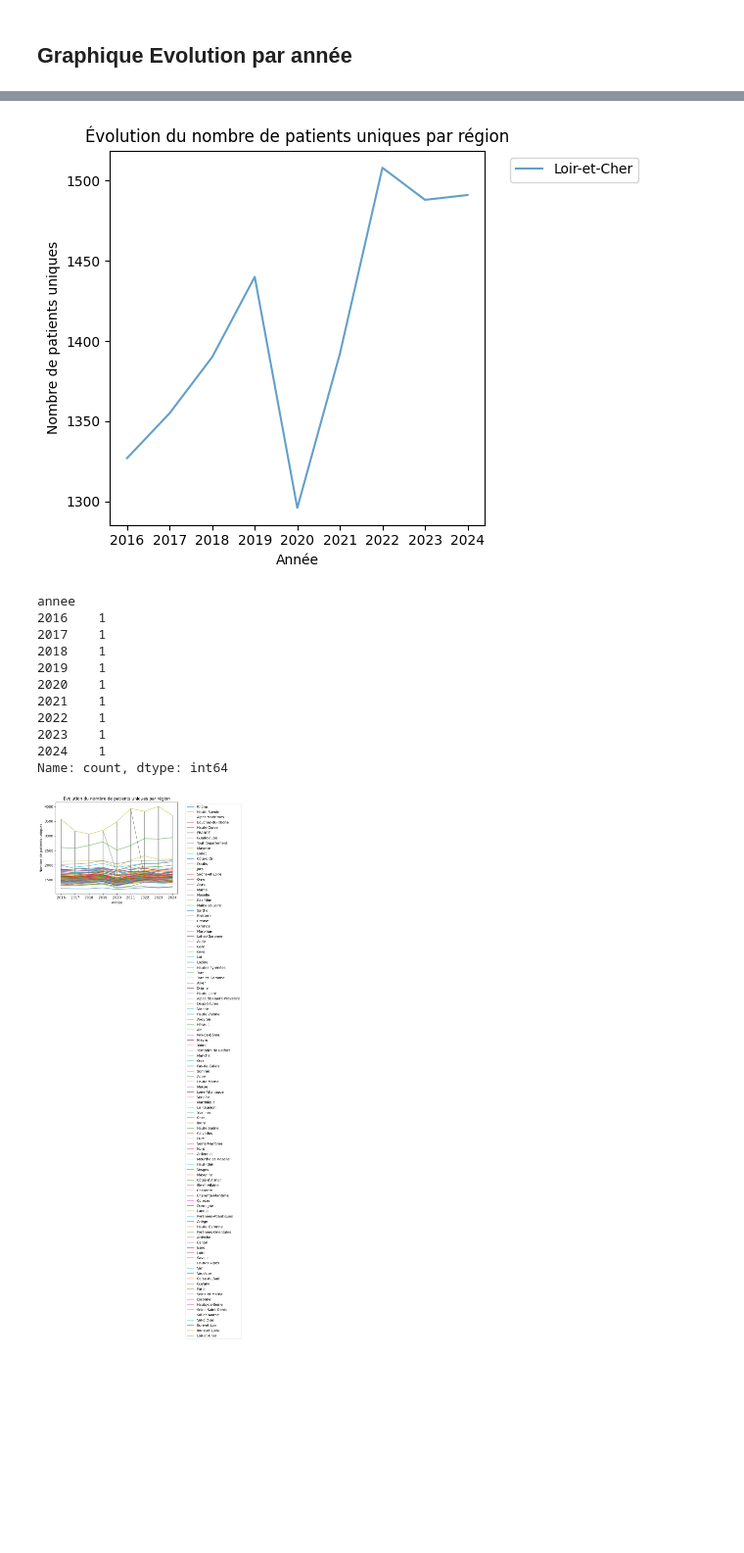
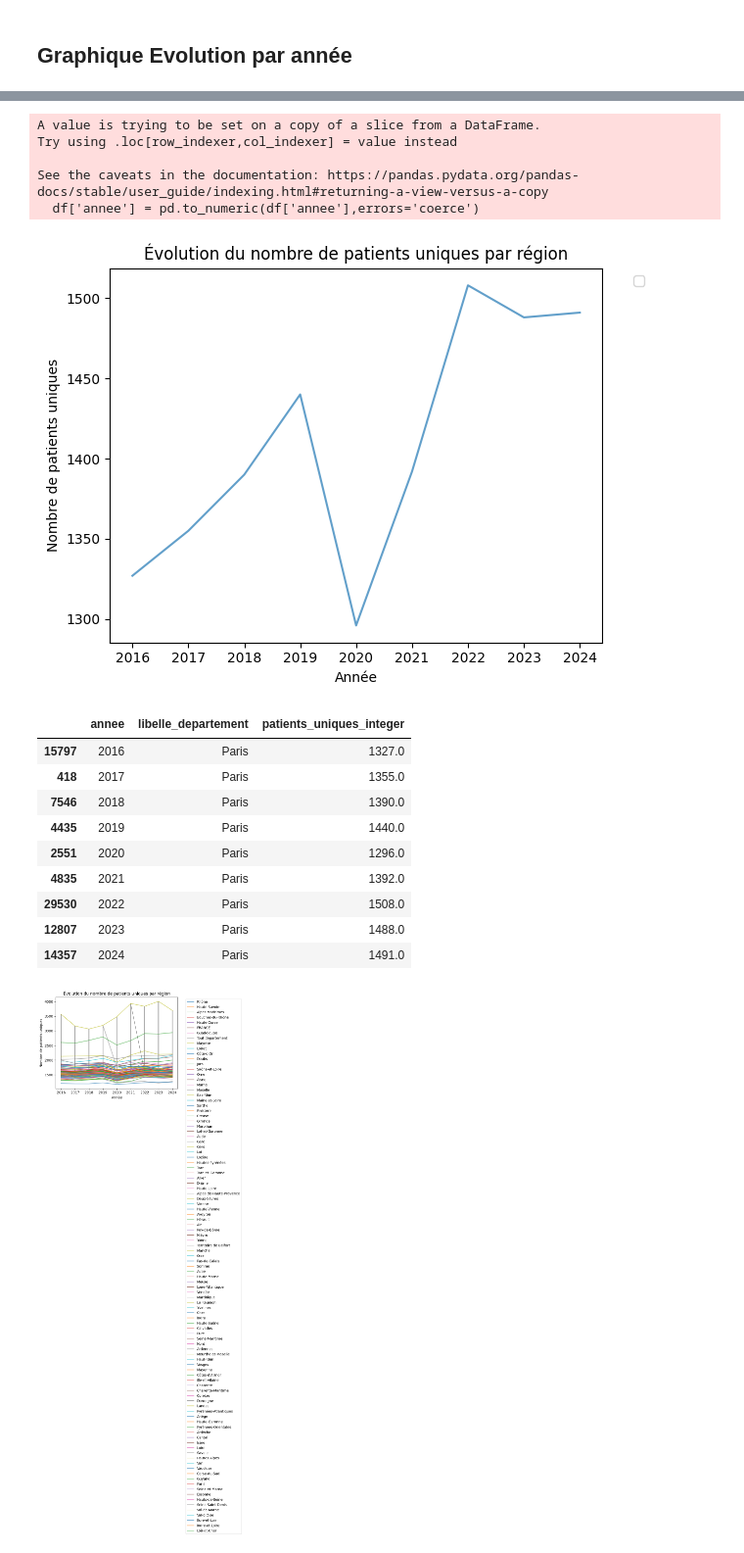
Before and after one commit to dfornier/Python-pour-la-data-science, a Jupyter notebook: StatDesc_2.ipynb, the cells around one changed output, grey strips where cells are left out. Shown at 98% size. Cells and saved outputs as stored; diff of their text form; code cells hidden in the pictures; blank space fills up the shorter version.

```diff
--- a/StatDesc_2.ipynb
+++ b/StatDesc_2.ipynb
@@ -98,38 +98,42 @@ df_graphique_évol.info
 # %%
 L = []
 
 df = df_graphique_évol[df_graphique_évol["libelle_departement"] == "Paris"]
-df.sort_values(by='annee')
+df['annee'] = pd.to_numeric(df['annee'],errors='coerce')
+df = df.sort_values(by='annee')
 df.head()
 
 plt.plot(df['annee'],
         df['patients_uniques_integer'],
-        label=region,
         alpha=0.7
     )
 
 plt.xlabel("Année")
 plt.ylabel("Nombre de patients uniques")
 plt.title("Évolution du nombre de patients uniques par région")
 plt.legend(bbox_to_anchor=(1.05, 1), loc='upper left')
 plt.tight_layout()
 plt.show()
+
+
 df.head(10)
-df.shape
-df['annee'].value_counts().sort_index()
 # %% [output]
+A value is trying to be set on a copy of a slice from a DataFrame.
+Try using .loc[row_indexer,col_indexer] = value instead
+
+See the caveats in the documentation: https://pandas.pydata.org/pandas-docs/stable/user_guide/indexing.html#returning-a-view-versus-a-copy
+  df['annee'] = pd.to_numeric(df['annee'],errors='coerce')
-[figure, old version]
+[figure, new version]
-annee
-2016    1
-2017    1
-2018    1
-2019    1
-2020    1
-2021    1
-2022    1
-2023    1
-2024    1
-Name: count, dtype: int64
+|  | annee | libelle_departement | patients_uniques_integer |
+| 15797 | 2016 | Paris | 1327.0 |
+| 418 | 2017 | Paris | 1355.0 |
+| 7546 | 2018 | Paris | 1390.0 |
+| 4435 | 2019 | Paris | 1440.0 |
+| 2551 | 2020 | Paris | 1296.0 |
+| 4835 | 2021 | Paris | 1392.0 |
+| 29530 | 2022 | Paris | 1508.0 |
+| 12807 | 2023 | Paris | 1488.0 |
+| 14357 | 2024 | Paris | 1491.0 |
 # %%
 df_graphique_évol = df_graphique_évol.sort_values(by='annee')
 
```
